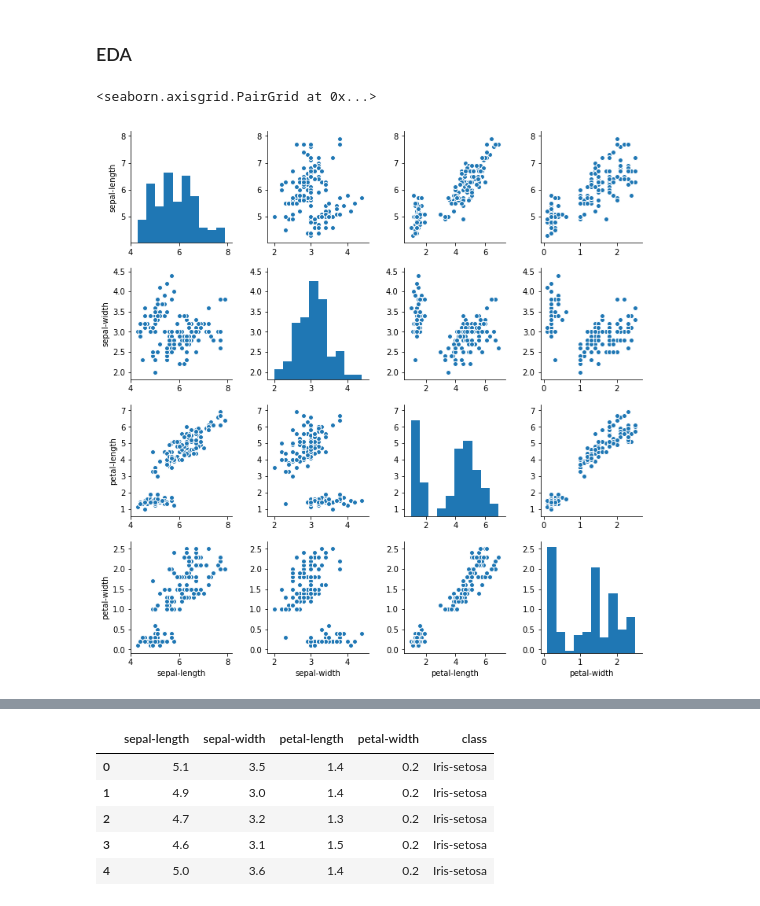
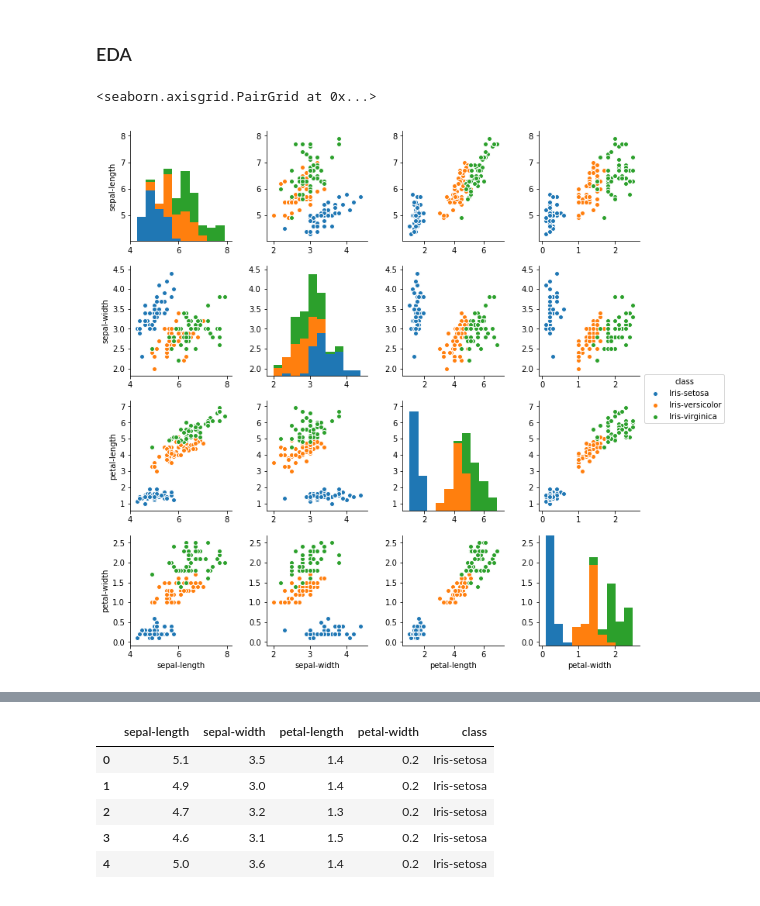
Before and after one commit to csumithra/deepdive_iris, a Jupyter notebook: Data Science Pipeline - Iris Dataset.ipynb, the cells around one changed output, grey strips where cells are left out. Cells and saved outputs as stored; diff of their text form; code cells hidden in the pictures.

```diff
--- a/Data Science Pipeline - Iris Dataset.ipynb
+++ b/Data Science Pipeline - Iris Dataset.ipynb
@@ -202,7 +202,7 @@ Iris-versicolor       1.00      0.83      0.91        12
 # %%
 import seaborn as sns
 # %%
-sns.pairplot(dataset)
+sns.pairplot(dataset, hue='class')
 # %% [output]
 <seaborn.axisgrid.PairGrid at 0x...>
-[figure, old version]
+[figure, new version]
```
Also changed, not shown: parts of 9 cells of this notebook.
